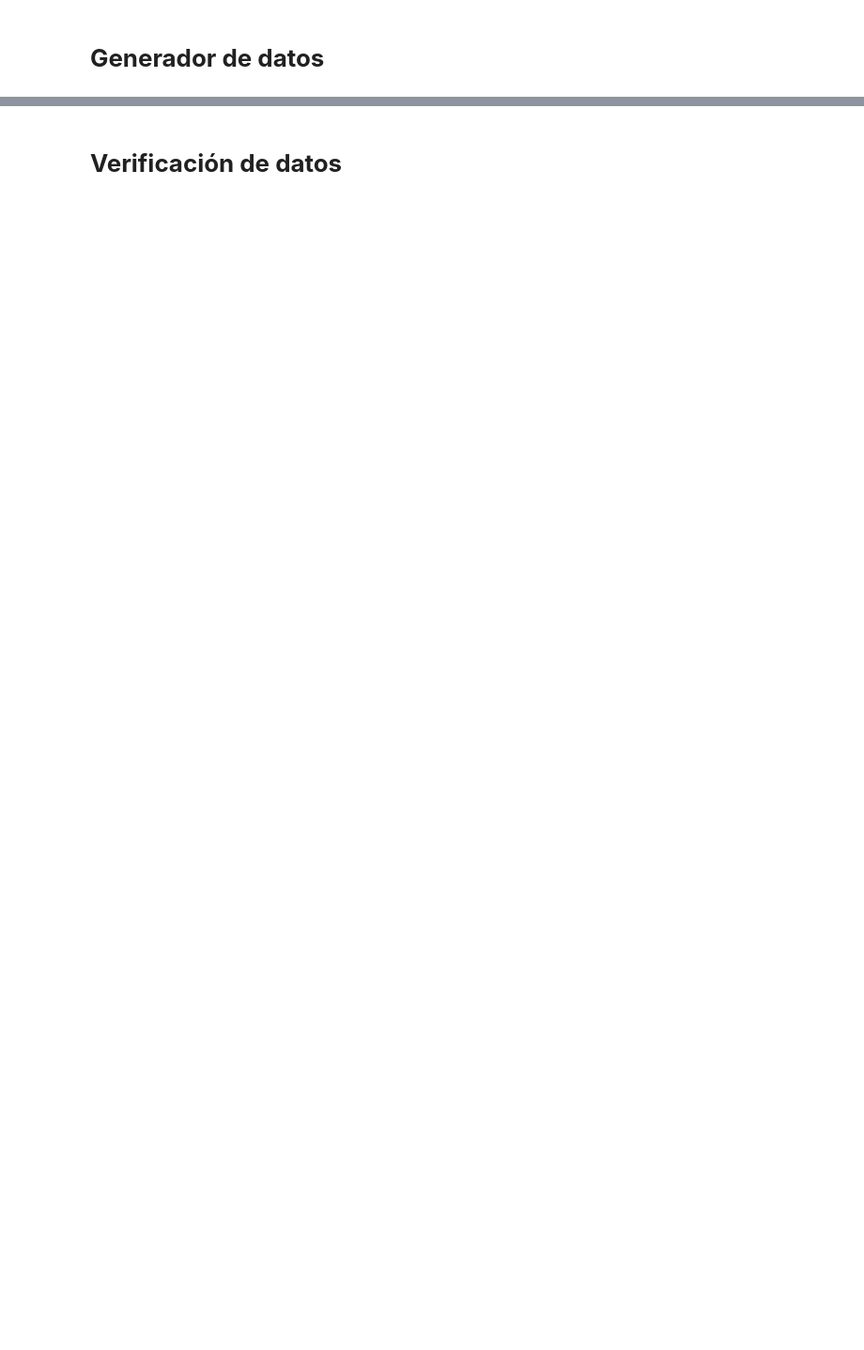
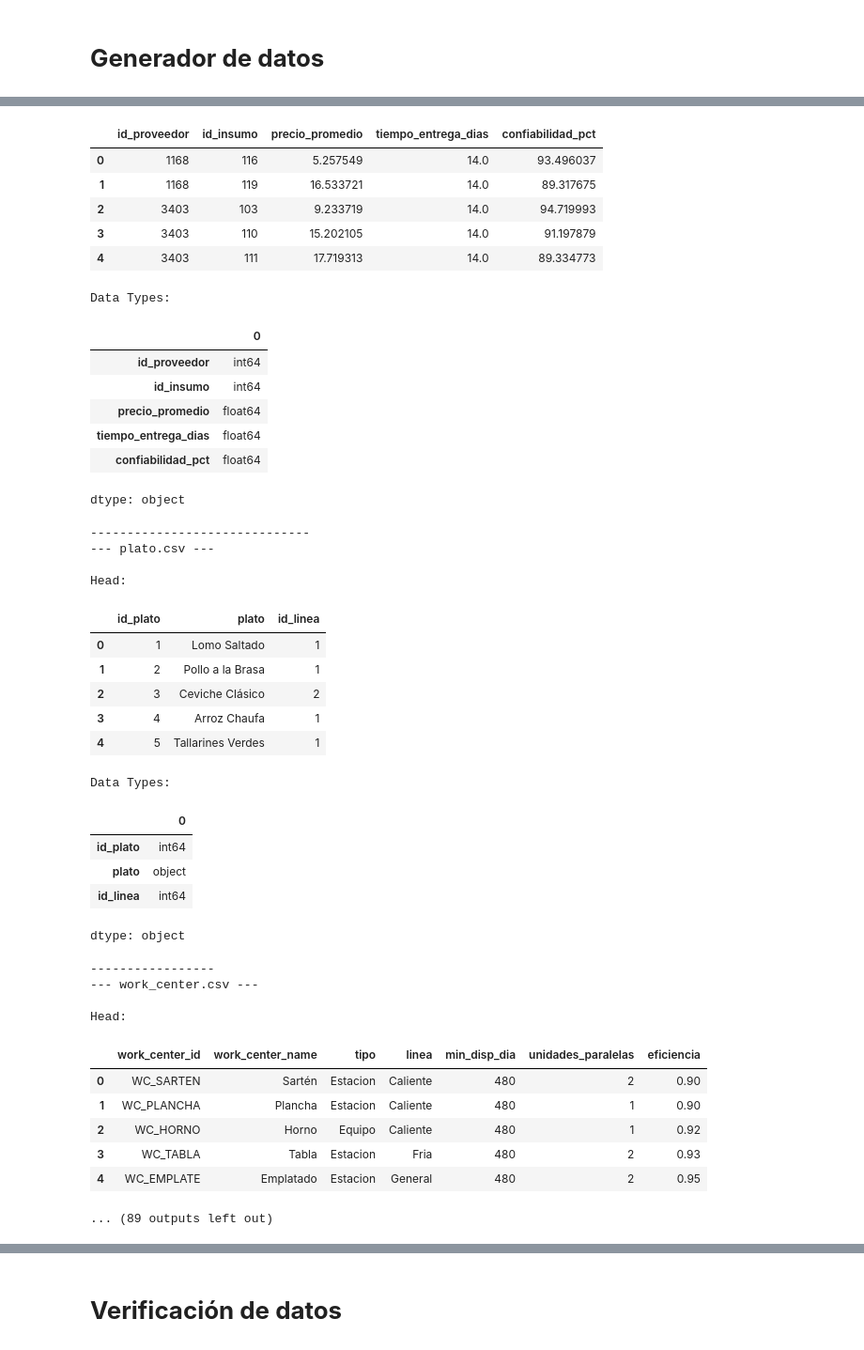
Before and after one commit to joseph7104/-1INF46-Plan_Compras_Produccion, a Jupyter notebook: notebooks/Data_Generator.ipynb, the cells around one changed output, grey strips where cells are left out. Shown at 94% size. Cells and saved outputs as stored; diff of their text form; code cells hidden in the pictures; blank space fills up the shorter version.

```diff
--- a/notebooks/Data_Generator.ipynb
+++ b/notebooks/Data_Generator.ipynb
@@ -752,3 +769,24 @@ for p in paths: print(" -", p)
  - data/raw/proveedor_x_insumo.csv
  - data/raw/planificacion.csv
  - data/raw/planificacion_detalle_insumo.csv
+# %%
+import pandas as pd
+import os
+
+OUT_DIR = "data/raw"
+# List of generated CSV files (assuming they are in the OUT_DIR)
+csv_files = [f for f in os.listdir(OUT_DIR) if f.endswith('.csv')]
+
+for file_name in csv_files:
+    file_path = os.path.join(OUT_DIR, file_name)
+    print(f"--- {file_name} ---")
+    try:
+        df = pd.read_csv(file_path)
+        print("\nHead:")
+        display(df.head())
+        print("\nData Types:")
+        display(df.dtypes)
+        print("-" * (len(file_name) + 8)) # Separator
+    except Exception as e:
+        print(f"Could not read {file_name}: {e}")
+# %% [output]
@@ -754,0 +796,41 @@ for p in paths: print(" -", p)
+|  | id_proveedor | id_insumo | precio_promedio | tiempo_entrega_dias | confiabilidad_pct |
+| 0 | 1168 | 116 | 5.257549 | 14.0 | 93.496037 |
+| 1 | 1168 | 119 | 16.533721 | 14.0 | 89.317675 |
+| 2 | 3403 | 103 | 9.233719 | 14.0 | 94.719993 |
+| 3 | 3403 | 110 | 15.202105 | 14.0 | 91.197879 |
+| 4 | 3403 | 111 | 17.719313 | 14.0 | 89.334773 |
+Data Types:
+|  | 0 |
+| id_proveedor | int64 |
+| id_insumo | int64 |
+| precio_promedio | float64 |
+| tiempo_entrega_dias | float64 |
+| confiabilidad_pct | float64 |
+dtype: object
+------------------------------
+--- plato.csv ---
+
+Head:
+|  | id_plato | plato | id_linea |
+| 0 | 1 | Lomo Saltado | 1 |
+| 1 | 2 | Pollo a la Brasa | 1 |
+| 2 | 3 | Ceviche Clásico | 2 |
+| 3 | 4 | Arroz Chaufa | 1 |
+| 4 | 5 | Tallarines Verdes | 1 |
+Data Types:
+|  | 0 |
+| id_plato | int64 |
+| plato | object |
+| id_linea | int64 |
+dtype: object
+-----------------
+--- work_center.csv ---
+
+Head:
+|  | work_center_id | work_center_name | tipo | linea | min_disp_dia | unidades_paralelas | eficiencia |
+| 0 | WC_SARTEN | Sartén | Estacion | Caliente | 480 | 2 | 0.90 |
+| 1 | WC_PLANCHA | Plancha | Estacion | Caliente | 480 | 1 | 0.90 |
+| 2 | WC_HORNO | Horno | Equipo | Caliente | 480 | 1 | 0.92 |
+| 3 | WC_TABLA | Tabla | Estacion | Fria | 480 | 2 | 0.93 |
+| 4 | WC_EMPLATE | Emplatado | Estacion | General | 480 | 2 | 0.95 |
+... (89 outputs left out)
```
Also changed, not shown: parts of 13 cells of this notebook.
